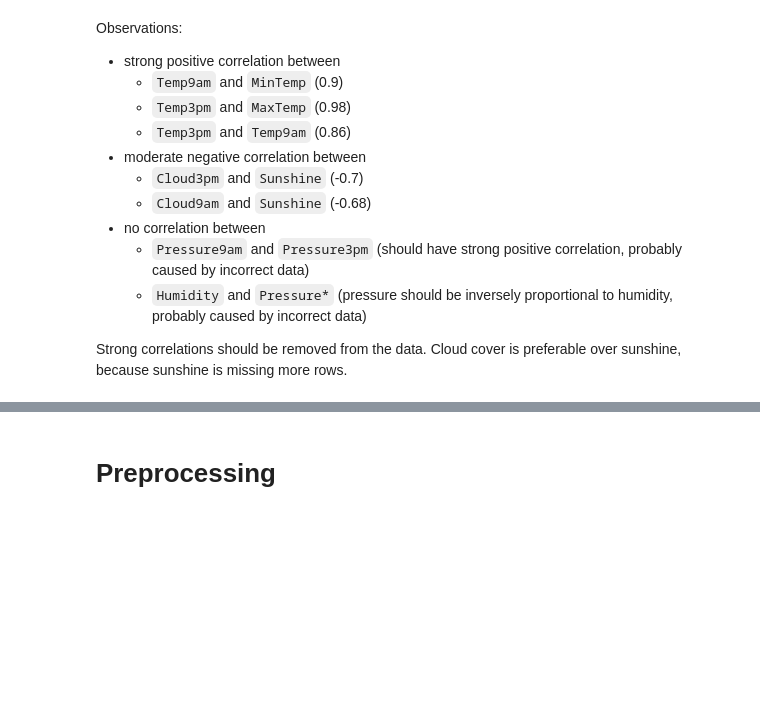
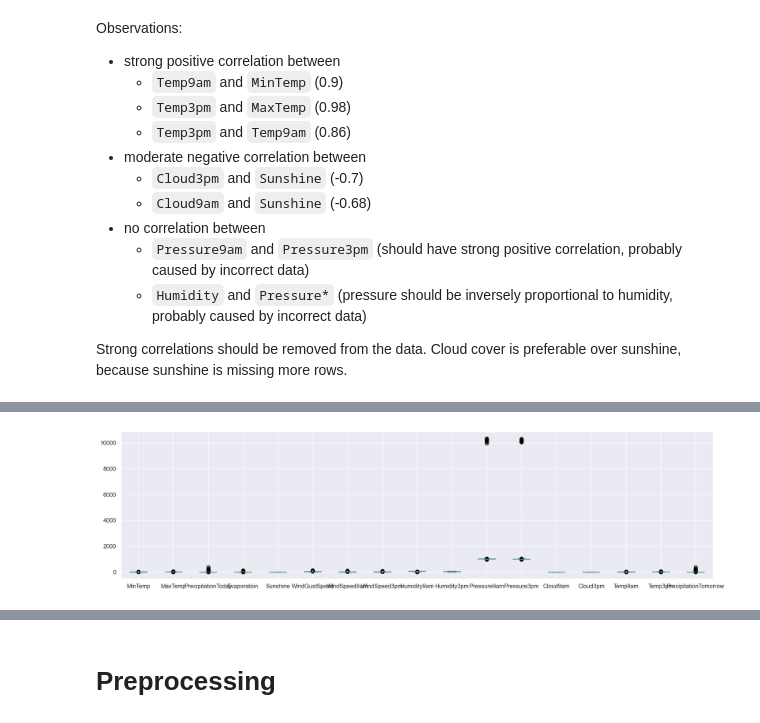
Before and after one commit to MergunFrimen/ml, a Jupyter notebook: src/notebook.ipynb, the cells around one changed output, grey strips where cells are left out. Drawn from its saved outputs; the diff is of its cells as text; code cells hidden in the pictures; blank space fills up the shorter version.

```diff
--- a/src/notebook.ipynb
+++ b/src/notebook.ipynb
@@ -85,0 +169,10 @@ sns.pairplot(df, vars=['Temp3pm', 'Humidity3pm', 'Pressure3pm'], hue='RainToday'
+# %%
+# Outliers
+train[['MinTemp', 'MaxTemp', 'PrecipitationToday',
+       'Evaporation', 'Sunshine', 'WindGustSpeed',
+       'WindSpeed9am', 'WindSpeed3pm', 'Humidity9am',
+       'Humidity3pm', 'Pressure9am', 'Pressure3pm', 'Cloud9am', 'Cloud3pm',
+       'Temp9am', 'Temp3pm', 'PrecipitationTomorrow']].plot(figsize=(20, 5), kind="box")
+plt.show()
+# %% [output]
+[figure, added]
```
Also changed, not shown: parts of 43 cells of this notebook.
